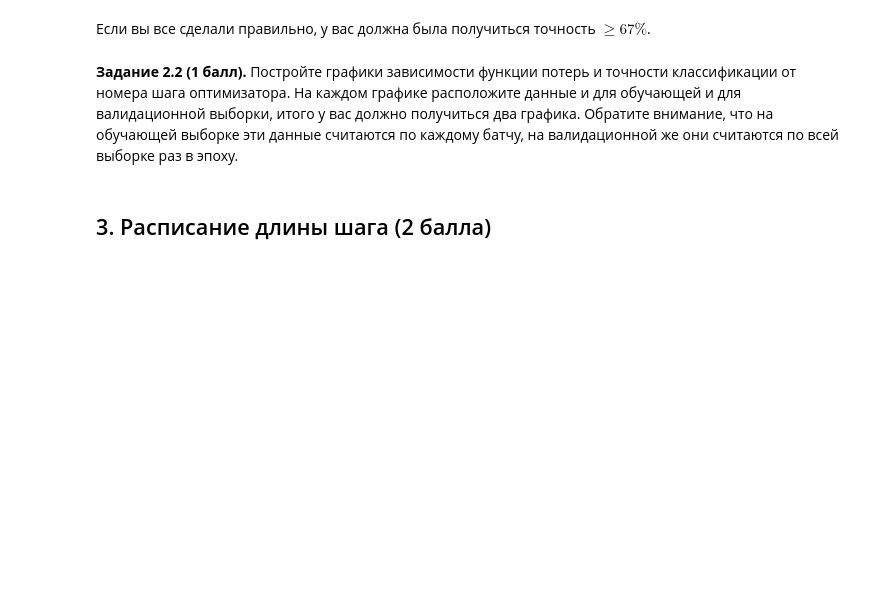
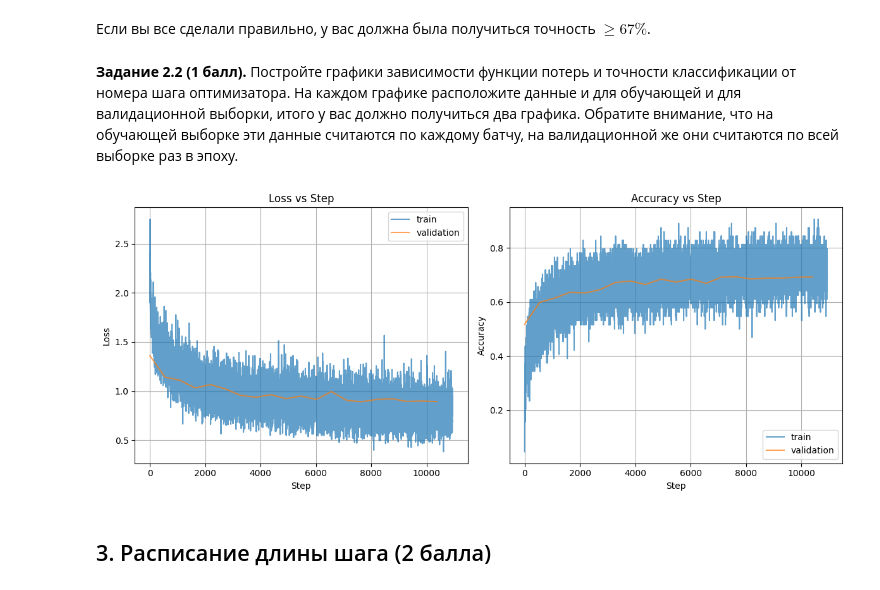
Before and after one commit to psaw/hse-ai24-dl, a Jupyter notebook: homeworks/HW2/HW2.ipynb, the cells around one changed output. Saved outputs shown, nothing was run; the diff lists cells and outputs as text; code cells hidden in the pictures; blank space fills up the shorter version.

```diff
--- a/homeworks/HW2/HW2.ipynb
+++ b/homeworks/HW2/HW2.ipynb
@@ -151,16 +150,3 @@ __Указания:__
 Определите архитектуру сети соответственно схеме и указаниям выше.
 
 Ключевые слова: <code>Conv2d</code>, <code>BatchNorm2d</code>, <code>AvgPool2d</code>.
-# %%
-n_classes = 10
-
-class BasicBlockNet(nn.Module):
-    def __init__(self):
-        super().__init__()
-
-        # <your code here>
-
-    def forward(self, x):
-        out = # <your code here>
-
-        return out
@@ -176,3 +227,4 @@ assert net(torch.zeros((10, 3, 32, 32))).shape == (10, 10)
 # %%
-device = torch.device("cuda:0" if torch.cuda.is_available() else "cpu")
+# device = torch.device("cuda:0" if torch.cuda.is_available() else "mps")
+device = torch.device("mps" if torch.backends.mps.is_available() else "cpu")
 print(device)
@@ -266,3 +366,40 @@ train_loss_log, train_acc_log, val_loss_log, val_acc_log = train(
+# %%
+# <your code here>
+import matplotlib.pyplot as plt
+
+# Создаем массивы шагов
+train_steps = range(len(train_loss_log))
+val_steps = range(0, len(train_loss_log), len(train_loss_log) // len(val_loss_log))[
+    : len(val_loss_log)
+]
+
+# Настраиваем размер графиков
+plt.figure(figsize=(12, 5))
+
+# График функции потерь
+plt.subplot(1, 2, 1)
+plt.plot(train_steps, train_loss_log, label="train", alpha=0.7)
+plt.plot(val_steps, val_loss_log, label="validation", alpha=0.7)
+plt.xlabel("Step")
+plt.ylabel("Loss")
+plt.title("Loss vs Step")
+plt.legend()
+plt.grid(True)
+
+# График точности
+plt.subplot(1, 2, 2)
+plt.plot(train_steps, train_acc_log, label="train", alpha=0.7)
+plt.plot(val_steps, val_acc_log, label="validation", alpha=0.7)
+plt.xlabel("Step")
+plt.ylabel("Accuracy")
+plt.title("Accuracy vs Step")
+plt.legend()
+plt.grid(True)
+
+plt.tight_layout()
+plt.show()
+# %% [output]
+[figure, added]
 # %% [markdown]
 ## 3. Расписание длины шага (2 балла)
 # %% [markdown]
```
Also changed, not shown: parts of 38 cells of this notebook, 1 other file.
